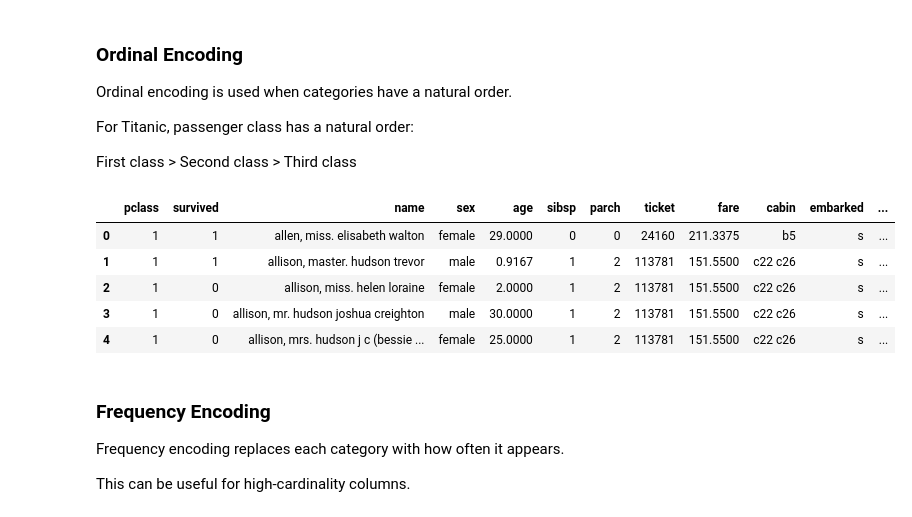
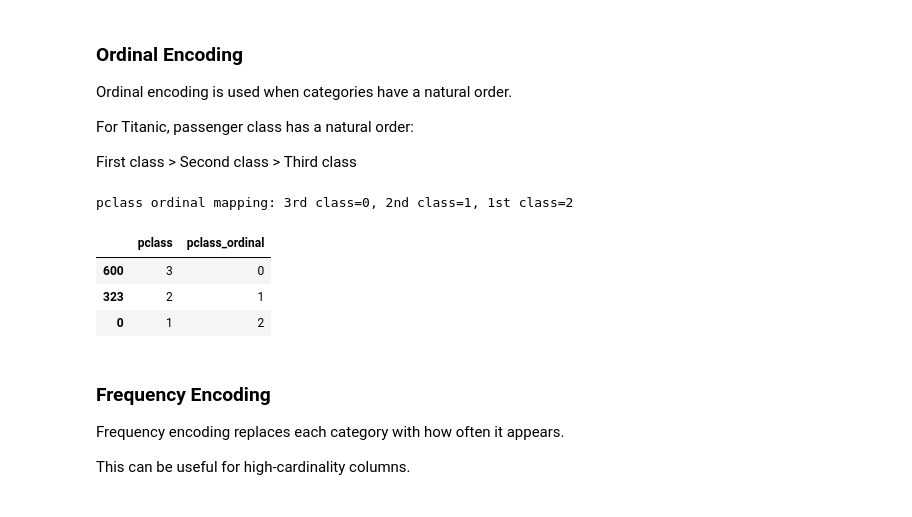
Before and after one commit to ninadparab/Data-Science-and-Machine-Learning-Guides, a Jupyter notebook: Encoding Categorical Variables.ipynb, the cells around one changed output. Saved outputs shown, nothing was run; the diff lists cells and outputs as text; code cells hidden in the pictures.

```diff
--- a/Encoding Categorical Variables.ipynb
+++ b/Encoding Categorical Variables.ipynb
@@ -53,6 +53,9 @@ categorical_cols = titanic_df.select_dtypes(
     include=["object", "str", "category", "bool"]
 ).columns.tolist()
 
+# Exclude target variable — it must never be treated as a feature
+categorical_cols = [col for col in categorical_cols if col != "survived"]
+
 print("Categorical columns:")
 print(categorical_cols)
 # %% [output]
@@ -253,35 +259,34 @@ For Titanic, passenger class has a natural order:
 
 First class > Second class > Third class
 # %%
-# Ordinal encoding for passenger class if available
+# Ordinal encoding for passenger class
+# After cleaning, pclass values are strings "1", "2", "3"
+# Order: 3rd class (lowest) -> 2nd class -> 1st class (highest), mapped to 0, 1, 2
 
 titanic_ordinal = titanic_df.copy()
 
 if "pclass" in titanic_ordinal.columns:
-    # pclass is already numeric in many Titanic datasets
-    titanic_ordinal["pclass_ordinal"] = titanic_ordinal["pclass"]
-
-if "class" in titanic_ordinal.columns:
-    class_order = [["third", "second", "first", "missing"]]
+    pclass_order = [["3", "2", "1"]]  # ascending quality: 3rd=0, 2nd=1, 1st=2
 
     ordinal_encoder = OrdinalEncoder(
-        categories=class_order,
+        categories=pclass_order,
         handle_unknown="use_encoded_value",
         unknown_value=-1
     )
 
-    titanic_ordinal["class_ordinal"] = ordinal_encoder.fit_transform(
-        titanic_ordinal[["class"]]
-    )
+    titanic_ordinal["pclass_ordinal"] = ordinal_encoder.fit_transform(
+        titanic_ordinal[["pclass"]]
+    ).astype(int)
 
-display(titanic_ordinal.head())
+    print("pclass ordinal mapping: 3rd class=0, 2nd class=1, 1st class=2")
+
+display(titanic_ordinal[["pclass", "pclass_ordinal"]].drop_duplicates().sort_values("pclass_ordinal"))
 # %% [output]
+pclass ordinal mapping: 3rd class=0, 2nd class=1, 1st class=2
-|  | pclass | survived | name | sex | age | sibsp | parch | ticket | fare | cabin | embarked | ... |
-| 0 | 1 | 1 | allen, miss. elisabeth walton | female | 29.0000 | 0 | 0 | 24160 | 211.3375 | b5 | s | ... |
-| 1 | 1 | 1 | allison, master. hudson trevor | male | 0.9167 | 1 | 2 | 113781 | 151.5500 | c22 c26 | s | ... |
-| 2 | 1 | 0 | allison, miss. helen loraine | female | 2.0000 | 1 | 2 | 113781 | 151.5500 | c22 c26 | s | ... |
-| 3 | 1 | 0 | allison, mr. hudson joshua creighton | male | 30.0000 | 1 | 2 | 113781 | 151.5500 | c22 c26 | s | ... |
-| 4 | 1 | 0 | allison, mrs. hudson j c (bessie ... | female | 25.0000 | 1 | 2 | 113781 | 151.5500 | c22 c26 | s | ... |
+|  | pclass | pclass_ordinal |
+| 600 | 3 | 0 |
+| 323 | 2 | 1 |
+| 0 | 1 | 2 |
 # %% [markdown]
 ### Frequency Encoding
 
```
Also changed, not shown: parts of 8 cells of this notebook.
